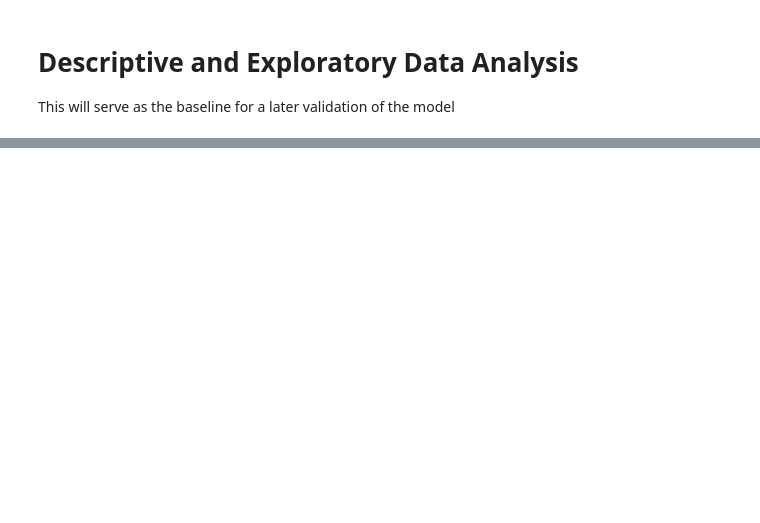
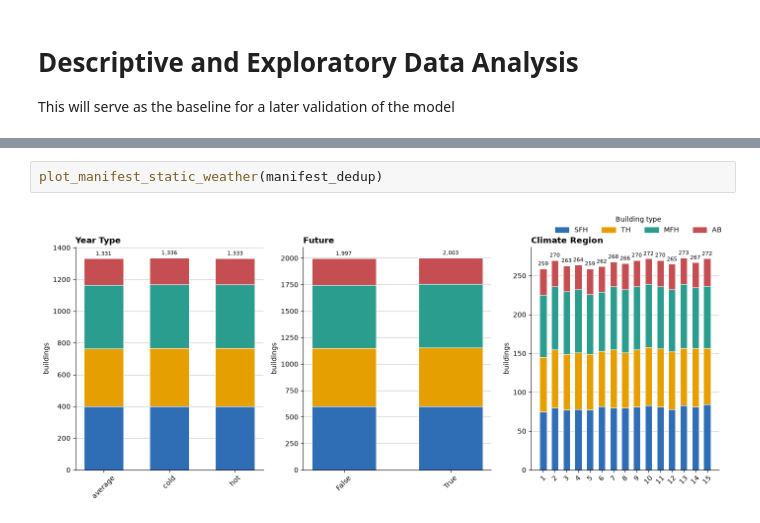
Before and after one commit to NV717/Master_Thesis_EWI_2026, a Jupyter notebook: Ch_2_Deskriptive_Analysis/DescAnalysis.ipynb, the cells around one changed output, grey strips where cells are left out. Saved outputs shown, nothing was run; the diff lists cells and outputs as text; blank space fills up the shorter version.

```diff
--- a/Ch_2_Deskriptive_Analysis/DescAnalysis.ipynb
+++ b/Ch_2_Deskriptive_Analysis/DescAnalysis.ipynb
@@ -163,0 +43,4 @@ if __name__ == "__main__":
+# %%
+plot_manifest_static_weather(manifest_dedup)
+# %% [output]
+[figure, added]
```
Also changed, not shown: parts of 29 cells of this notebook, 1 other file.
